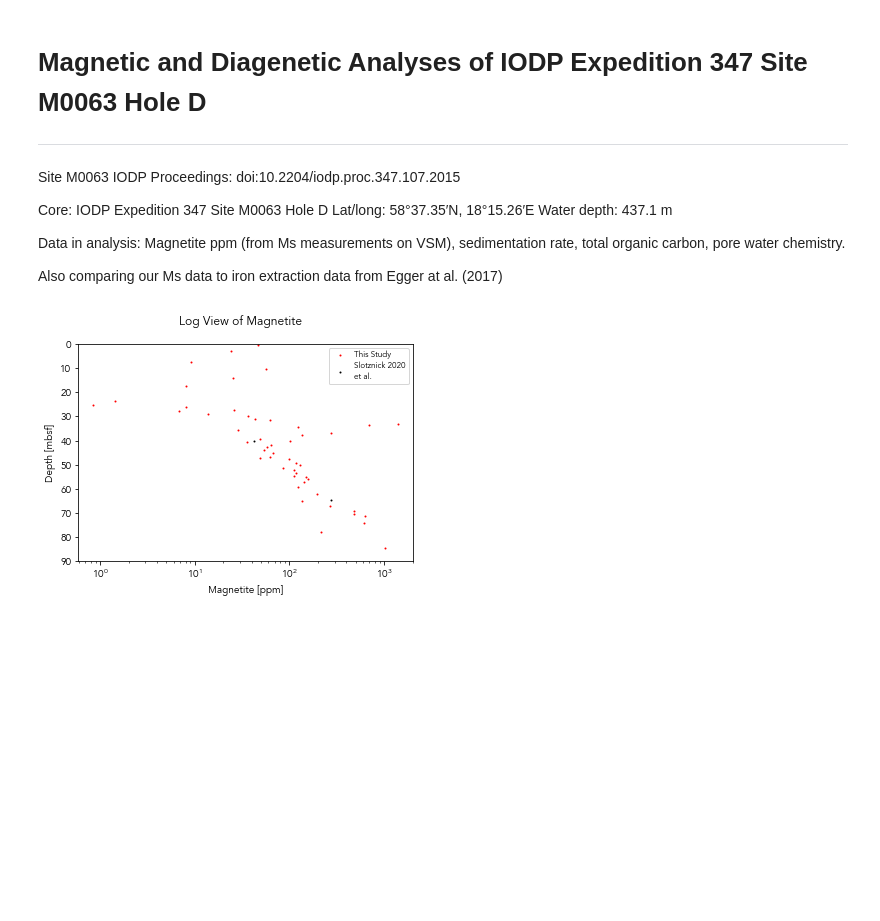
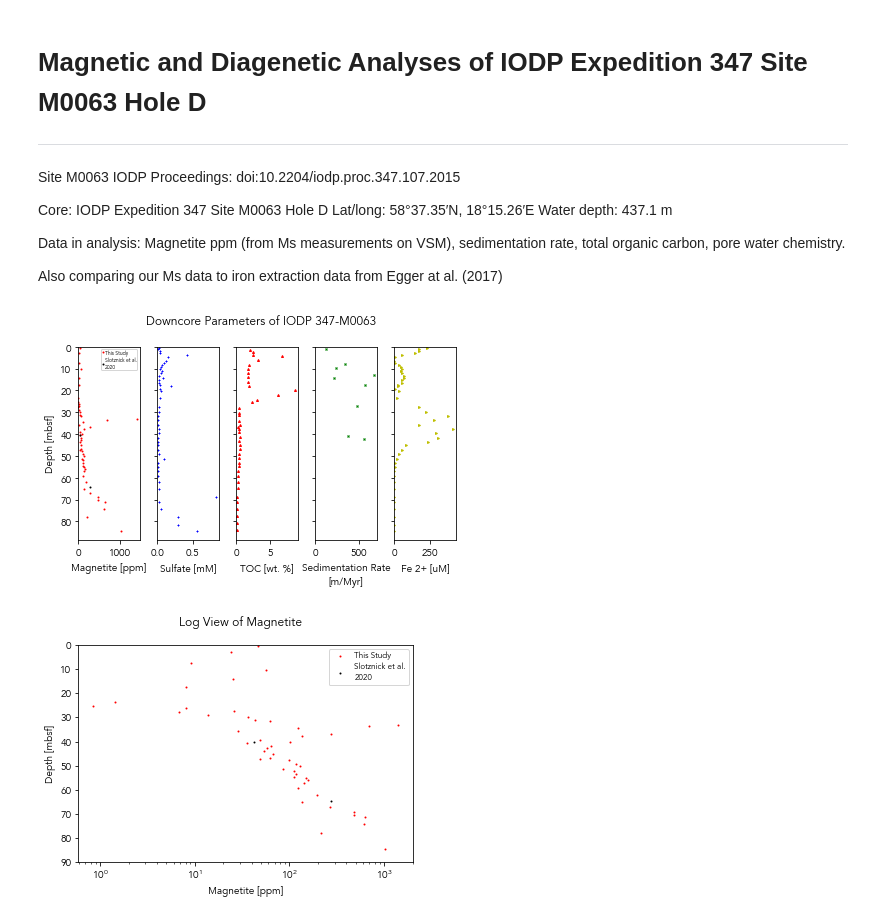
Before and after one commit to jackk9901/magnetite-preservation, a Jupyter notebook: code/kreisler_m0063.ipynb, the cells around one changed output. Saved outputs shown, nothing was run; the diff lists cells and outputs as text; code cells hidden in the pictures; blank space fills up the shorter version.

```diff
--- a/code/kreisler_m0063.ipynb
+++ b/code/kreisler_m0063.ipynb
@@ -60,18 +60,20 @@ interpolated = data_fns.interpolate(comb_df, ["Sulfate [mM]", "TOC [wt. %]", "Fe
 # %%
 # plot downcore figures
 colors = ["r", "b", "r", "g", "y", "k", "c"]
 markers = [".", "+", "^", "x", ">", "<", "v"]
-dc_fig, dc_axs = data_fns.plot_dc(["Magnetite [ppm]", "Sulfate [mM]", "TOC [wt. %]", "Sedimentation Rate [m/Ma]", "Fe 2+ [uM]"], comb_df, colors, markers)
+dc_fig, dc_axs = data_fns.plot_dc(["Magnetite [ppm]", "Sulfate [mM]", "TOC [wt. %]", "Sedimentation Rate [m/Myr]", "Fe 2+ [uM]"], comb_df, colors, markers)
 # also plot sarah's data but do it separate so we can denote it
 dc_axs[0].plot(comb_df["Sarah Magnetite [ppm]"], comb_df["Depth [mbsf]"], color="black", marker=".", markersize=2, linestyle="None")
 # add legend and fiddle with spacing so it fits
-leg = dc_axs[0].legend(['This Study', 'Slotznick 2020\net al.'], handletextpad=0.1, fontsize=5, borderpad=0.1, handlelength=0.5, labelspacing=0.2)
-dc_fig.suptitle("Downcore Parameters of IODP 347-M0063D", x=0.525)
-dc_axs[3].set_xlabel("Sedimentation Rate\n[m/Ma]")
+leg = dc_axs[0].legend(['This Study', 'Slotznick et al.\n2020'], handletextpad=0.1, fontsize=5, borderpad=0.1, handlelength=0.5, labelspacing=0.2)
+dc_fig.suptitle("Downcore Parameters of IODP 347-M0063", x=0.525)
+dc_axs[3].set_xlabel("Sedimentation Rate\n[m/Myr]")
 #dc_axs[0].set_xlim(0, 300)
 #dc_axs[0].set_xscale("log")
 dc_fig.tight_layout()
-dc_fig.savefig("outputs/kreisler_m0063/m0063d_dc.pdf")
+dc_fig.savefig("outputs/kreisler_m0063/m0063d_dc-sep7.pdf")
+# %% [output]
+[figure, added]
 # %%
 fig0, ax0 = plt.subplots()
 ax0.plot(comb_df["Magnetite [ppm]"], comb_df["Depth [mbsf]"], "r.", markersize=2, linestyle="None")
```
Also changed, not shown: parts of 5 cells of this notebook, 20 other files.
